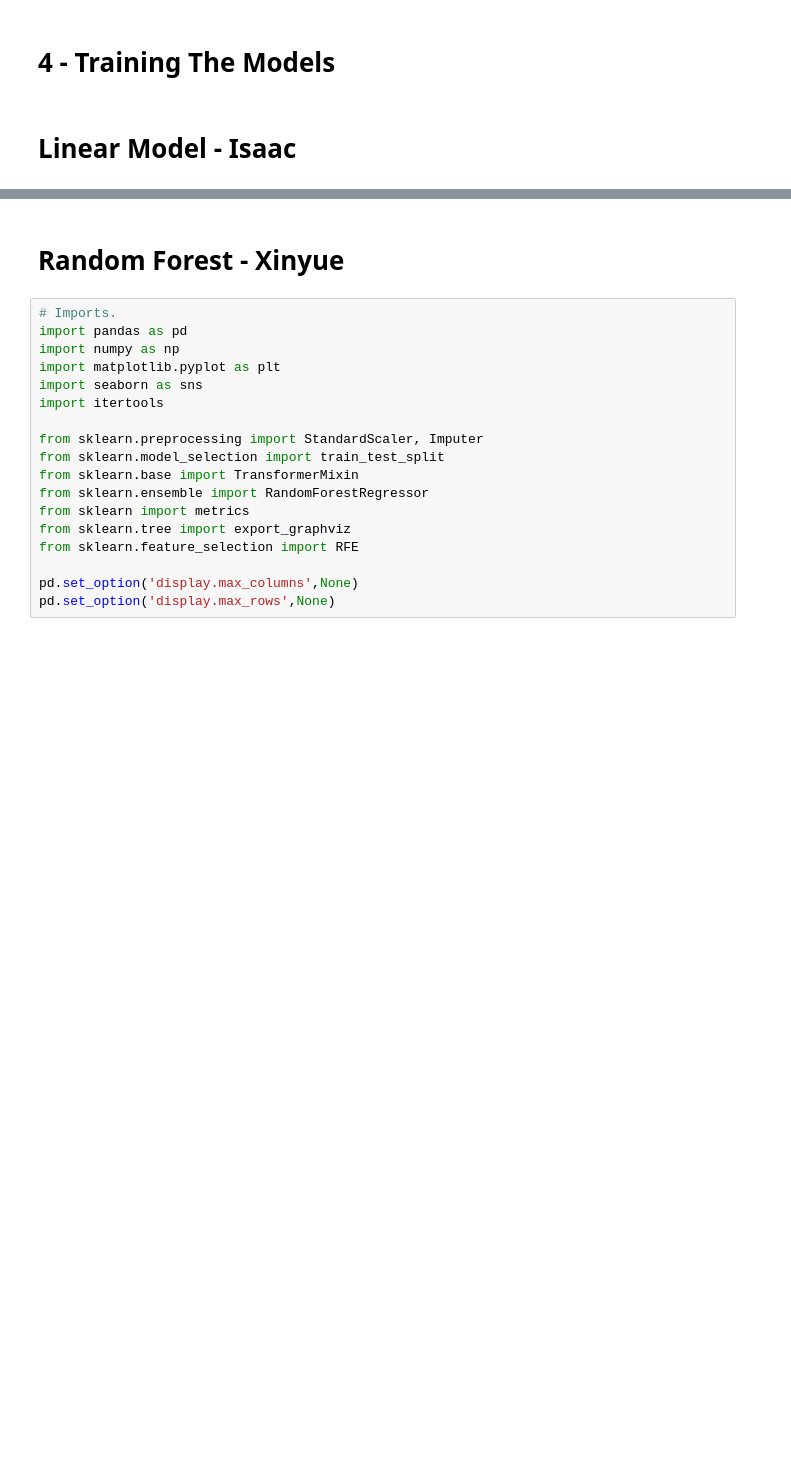
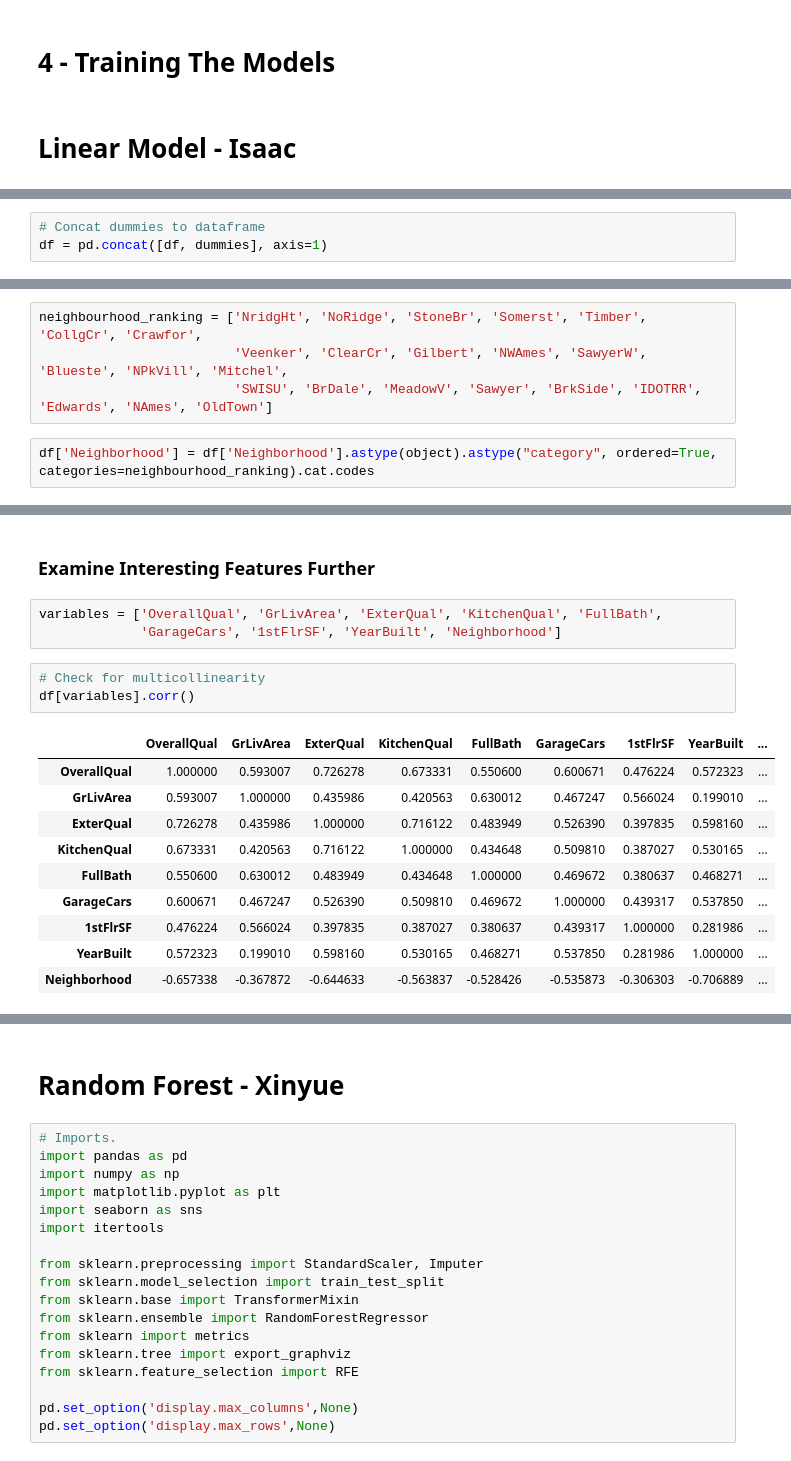
Before and after one commit to IsaacDempsey/HousingPrices, a Jupyter notebook: HousingPrices.ipynb, the cells around one changed output, grey strips where cells are left out. Cells and saved outputs as stored; diff of their text form; blank space fills up the shorter version.

```diff
--- a/HousingPrices.ipynb
+++ b/HousingPrices.ipynb
@@ -477,0 +1001,3 @@ df_test.to_csv('CleanedTest.csv',index=False)
+# %%
+# Concat dummies to dataframe
+df = pd.concat([df, dummies], axis=1)
@@ -477,0 +1069,6 @@ df_test.to_csv('CleanedTest.csv',index=False)
+# %%
+neighbourhood_ranking = ['NridgHt', 'NoRidge', 'StoneBr', 'Somerst', 'Timber', 'CollgCr', 'Crawfor',
+                         'Veenker', 'ClearCr', 'Gilbert', 'NWAmes', 'SawyerW', 'Blueste', 'NPkVill', 'Mitchel',
+                         'SWISU', 'BrDale', 'MeadowV', 'Sawyer', 'BrkSide', 'IDOTRR', 'Edwards', 'NAmes', 'OldTown']
+# %%
+df['Neighborhood'] = df['Neighborhood'].astype(object).astype("category", ordered=True, categories=neighbourhood_ranking).cat.codes
@@ -477,0 +1091,19 @@ df_test.to_csv('CleanedTest.csv',index=False)
+# %% [markdown]
+### Examine Interesting Features Further
+# %%
+variables = ['OverallQual', 'GrLivArea', 'ExterQual', 'KitchenQual', 'FullBath',
+             'GarageCars', '1stFlrSF', 'YearBuilt', 'Neighborhood']
+# %%
+# Check for multicollinearity
+df[variables].corr()
+# %% [output]
+|  | OverallQual | GrLivArea | ExterQual | KitchenQual | FullBath | GarageCars | 1stFlrSF | YearBuilt | ... |
+| OverallQual | 1.000000 | 0.593007 | 0.726278 | 0.673331 | 0.550600 | 0.600671 | 0.476224 | 0.572323 | ... |
+| GrLivArea | 0.593007 | 1.000000 | 0.435986 | 0.420563 | 0.630012 | 0.467247 | 0.566024 | 0.199010 | ... |
+| ExterQual | 0.726278 | 0.435986 | 1.000000 | 0.716122 | 0.483949 | 0.526390 | 0.397835 | 0.598160 | ... |
+| KitchenQual | 0.673331 | 0.420563 | 0.716122 | 1.000000 | 0.434648 | 0.509810 | 0.387027 | 0.530165 | ... |
+| FullBath | 0.550600 | 0.630012 | 0.483949 | 0.434648 | 1.000000 | 0.469672 | 0.380637 | 0.468271 | ... |
+| GarageCars | 0.600671 | 0.467247 | 0.526390 | 0.509810 | 0.469672 | 1.000000 | 0.439317 | 0.537850 | ... |
+| 1stFlrSF | 0.476224 | 0.566024 | 0.397835 | 0.387027 | 0.380637 | 0.439317 | 1.000000 | 0.281986 | ... |
+| YearBuilt | 0.572323 | 0.199010 | 0.598160 | 0.530165 | 0.468271 | 0.537850 | 0.281986 | 1.000000 | ... |
+| Neighborhood | -0.657338 | -0.367872 | -0.644633 | -0.563837 | -0.528426 | -0.535873 | -0.306303 | -0.706889 | ... |
```
Also changed, not shown: parts of 89 cells of this notebook.
